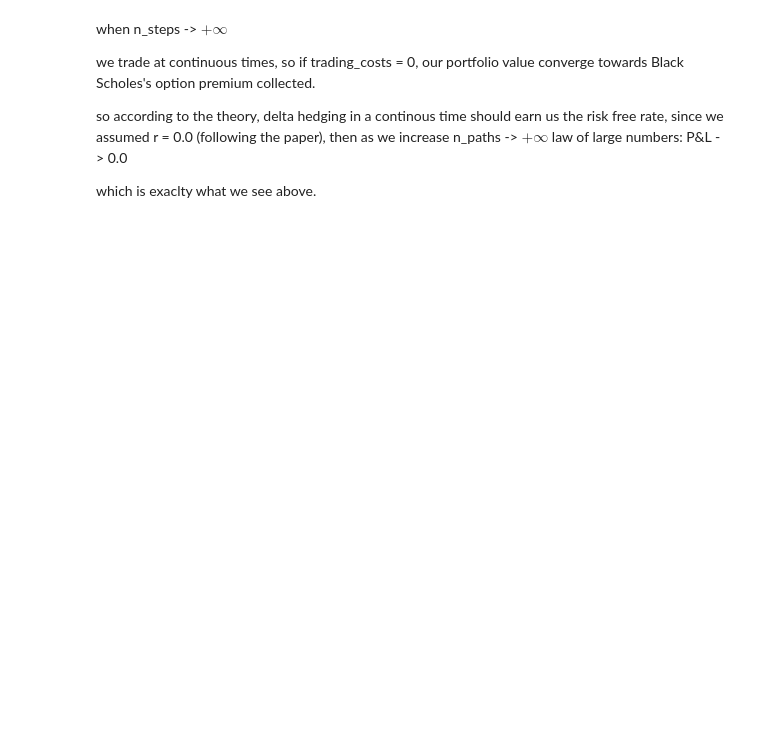
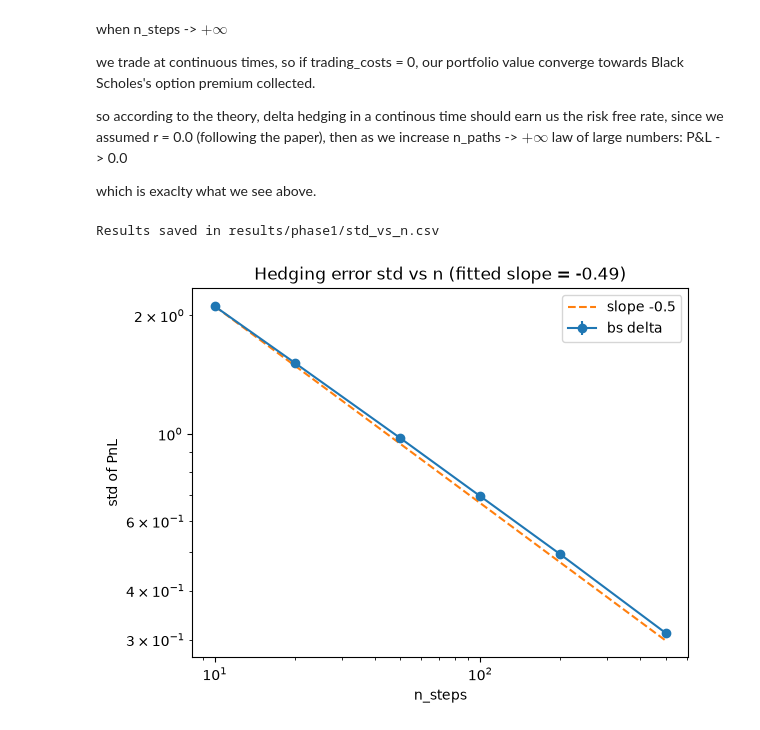
Before and after one commit to AnesABDOU/DeepHedging, a Jupyter notebook: notebooks/bs_delta_hedge.ipynb, the cells around one changed output. Saved outputs shown, nothing was run; the diff lists cells and outputs as text; code cells hidden in the pictures; blank space fills up the shorter version.

```diff
--- a/notebooks/bs_delta_hedge.ipynb
+++ b/notebooks/bs_delta_hedge.ipynb
@@ -198,0 +206,63 @@ which is exaclty what we see above.
+# %%
+S0 = 100
+mu = 0
+sigma = 0.2
+T = 1
+K = 100
+r = 0
+n_steps = [10, 20, 50, 100, 200, 500]
+n_paths = 20_000
+seeds = [1, 2, 3]
+
+def run_one(n_steps, seed):
+    t, S = simulate_gbm(S0, mu, sigma, T, n_steps, n_paths, generator=_gbm(seed))
+    delta = bs_hedge_policy(S, sigma, T, t, K, r=0.0)
+
+    payoff = call_payoff(K, S[:, -1, 0])
+
+    p0 = black_scholes_call_price(torch.tensor(float(S0)), K, torch.tensor(float(T)), sigma)
+
+    delta_hold = delta[:, :-1, :]
+
+    final_pnl = pnl(payoff, S, delta_hold, p0, c=0.0)
+
+    std_pnl = final_pnl.std()
+
+    return std_pnl.item()
+
+results = []
+for step in n_steps:
+    for seed in seeds:
+        results.append(
+            {
+            "n_steps":step,
+            "seed":seed,
+            "std":run_one(step, seed)
+            }
+                       )
+
+df = pd.DataFrame(results)
+output_path = "results/phase1/std_vs_n.csv"
+os.makedirs(os.path.dirname(output_path), exist_ok=True)
+
+df.to_csv(output_path, index=False)
+print(f"Results saved in {output_path}")
+# %% [output]
+Results saved in results/phase1/std_vs_n.csv
+# %%
+grouped_mean_std = df.groupby("n_steps")["std"].agg(["mean", "std"]).reset_index()
+m, p = np.polyfit(np.log(grouped_mean_std["n_steps"]), np.log(grouped_mean_std["mean"]), 1)
+
+plt.errorbar(grouped_mean_std["n_steps"], grouped_mean_std["mean"], yerr=grouped_mean_std["std"], fmt="o-", label="bs delta")
+plt.xscale("log")
+plt.yscale("log")
+
+y_ref = grouped_mean_std["mean"][0] * (grouped_mean_std["n_steps"]/grouped_mean_std["n_steps"][0])**(-0.5)
+plt.plot(grouped_mean_std["n_steps"], y_ref, "--", label="slope -0.5")
+plt.title(f"Hedging error std vs n (fitted slope = {m:.2f})")
+plt.xlabel("n_steps")
+plt.ylabel("std of PnL")
+plt.legend()
+plt.savefig("results/phase1/std_vs_n.png", bbox_inches="tight")
+# %% [output]
+[figure, added]
```
Also changed, not shown: parts of 5 cells of this notebook, 3 other files.
